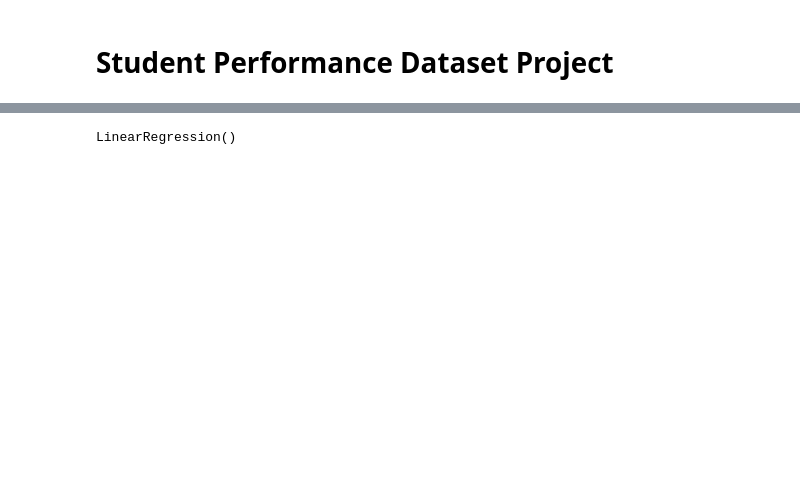
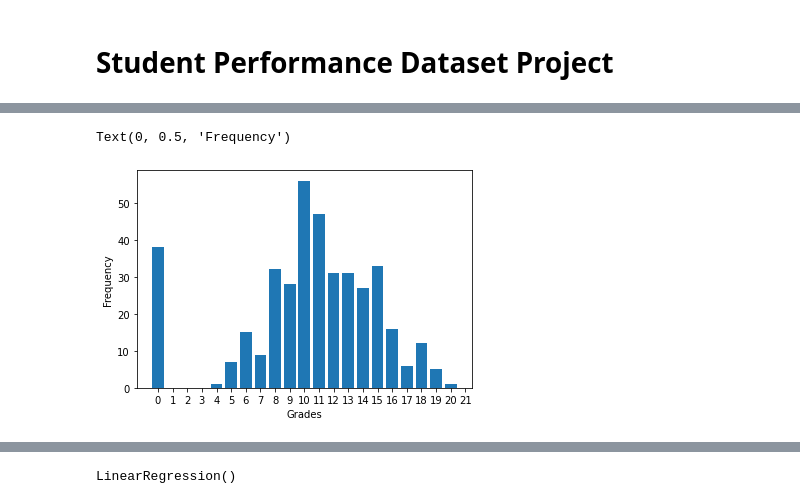
Before and after one commit to awesomner/fantastic-parakeet, a Jupyter notebook: student_dataset_project/student_dataset_project.ipynb, the cells around one changed output, grey strips where cells are left out. Saved outputs shown, nothing was run; the diff lists cells and outputs as text; code cells hidden in the pictures; blank space fills up the shorter version.

```diff
--- a/student_dataset_project/student_dataset_project.ipynb
+++ b/student_dataset_project/student_dataset_project.ipynb
@@ -32,0 +85,13 @@ data[10:]
+# %%
+# Plot grades
+grades = data['G3'].to_numpy()
+bins = np.arange(0, grades.max() + 1.5) - 0.5
+
+fix, ax = plt.subplots()
+ax.hist(grades, bins, rwidth=0.8)
+ax.set_xticks(bins + 0.5)
+ax.set_xlabel('Grades')
+ax.set_ylabel('Frequency')
+# %% [output]
+Text(0, 0.5, 'Frequency')
+[figure, added]
```
Also changed, not shown: parts of 30 cells of this notebook.
